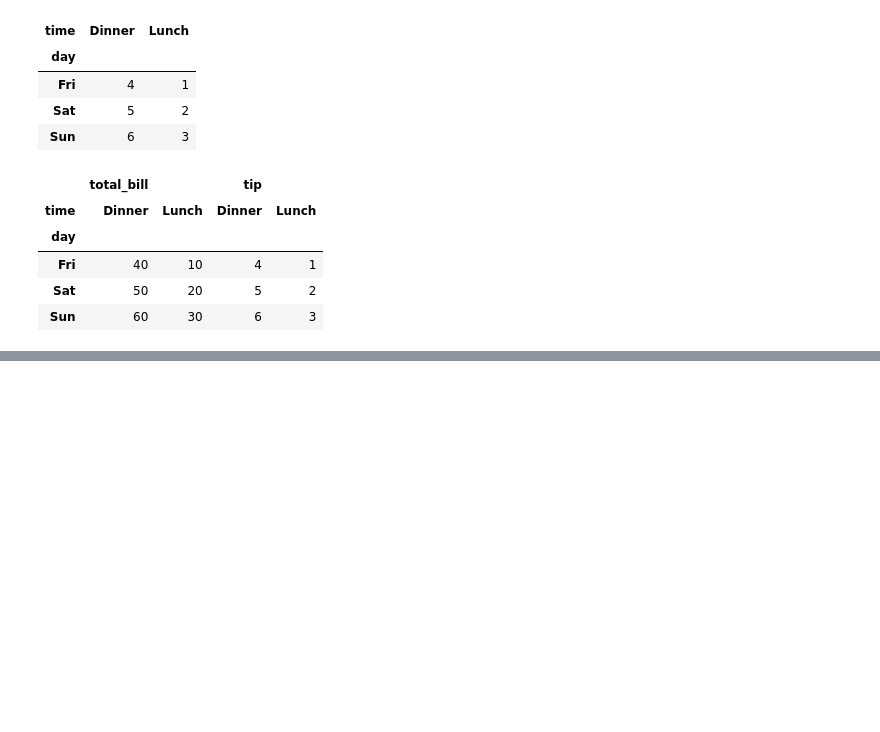
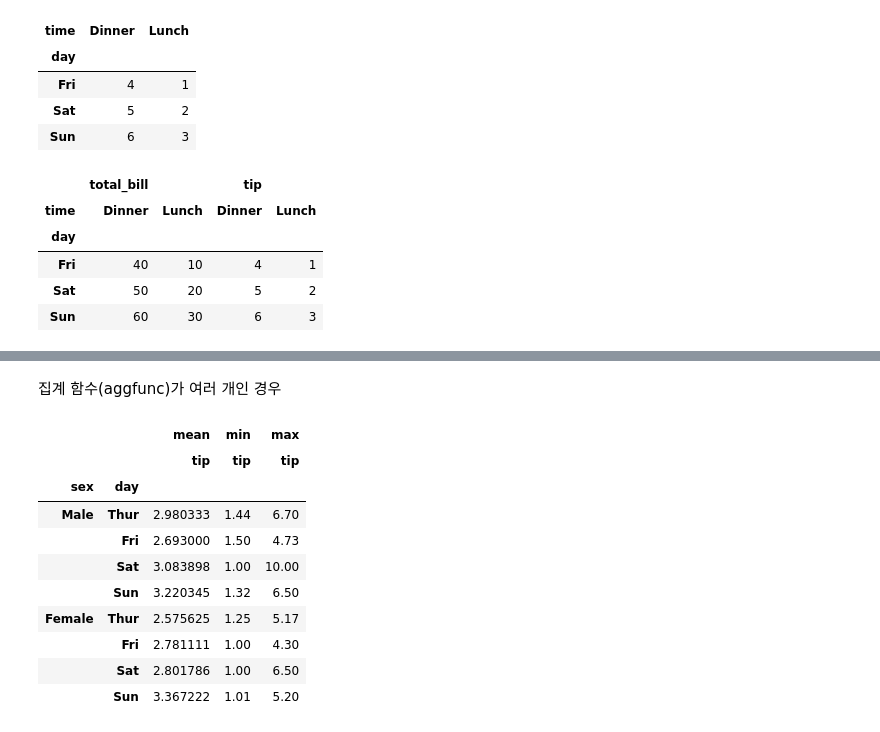
Before and after one commit to JakeOh/202504_itwill_oracle88, a Jupyter notebook: python23.ipynb, the cells around one changed output, grey strips where cells are left out. Cells and saved outputs as stored; diff of their text form; code cells hidden in the pictures; blank space fills up the shorter version.

```diff
--- a/python23.ipynb
+++ b/python23.ipynb
@@ -408,0 +547,17 @@ df2.pivot(index='day', columns='time', values=['total_bill', 'tip'])
+# %% [markdown]
+집계 함수(aggfunc)가 여러 개인 경우
+# %%
+# 성별 요일별 팁의 평균, 최솟값, 최댓값
+tips.pivot_table(values='tip', index=['sex', 'day'], aggfunc=['mean', 'min', 'max'], observed=True)
+# %% [output]
+|  |  | mean | min | max |
+|  |  | tip | tip | tip |
+| sex | day |  |  |  |
+| Male | Thur | 2.980333 | 1.44 | 6.70 |
+|  | Fri | 2.693000 | 1.50 | 4.73 |
+|  | Sat | 3.083898 | 1.00 | 10.00 |
+|  | Sun | 3.220345 | 1.32 | 6.50 |
+| Female | Thur | 2.575625 | 1.25 | 5.17 |
+|  | Fri | 2.781111 | 1.00 | 4.30 |
+|  | Sat | 2.801786 | 1.00 | 6.50 |
+|  | Sun | 3.367222 | 1.01 | 5.20 |
```
Also changed, not shown: parts of 20 cells of this notebook.
